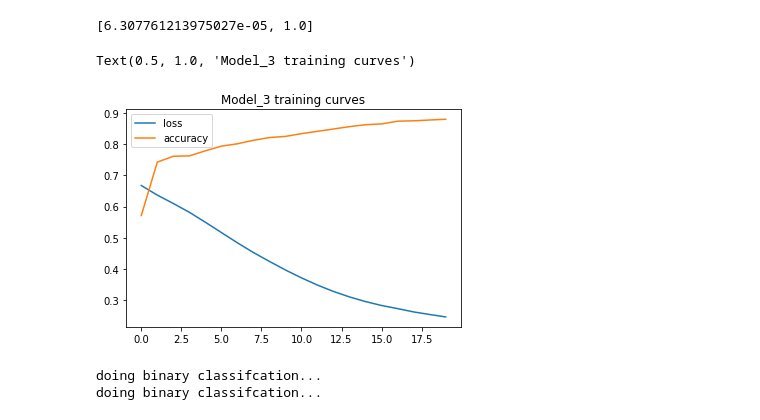
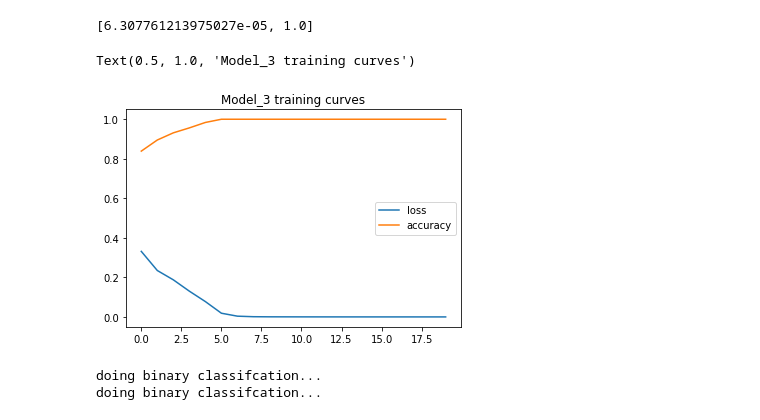
Before and after one commit to kjaron83/tensorflow-tutorials, a Jupyter notebook: classification/sklearn_moons_classification.ipynb, the cells around one changed output. Cells and saved outputs as stored; diff of their text form; code cells hidden in the pictures.

```diff
--- a/classification/sklearn_moons_classification.ipynb
+++ b/classification/sklearn_moons_classification.ipynb
@@ -217,11 +217,11 @@ model_3.evaluate(X_test, y_test)
 [6.307761213975027e-05, 1.0]
 # %%
 # Plot the loss curves
-pd.DataFrame(history_1.history).plot()
+pd.DataFrame(history_3.history).plot()
 plt.title("Model_3 training curves")
 # %% [output]
 Text(0.5, 1.0, 'Model_3 training curves')
-[figure, old version]
+[figure, new version]
 # %%
 import numpy as np
 
```
Also changed, not shown: parts of 3 cells of this notebook.
